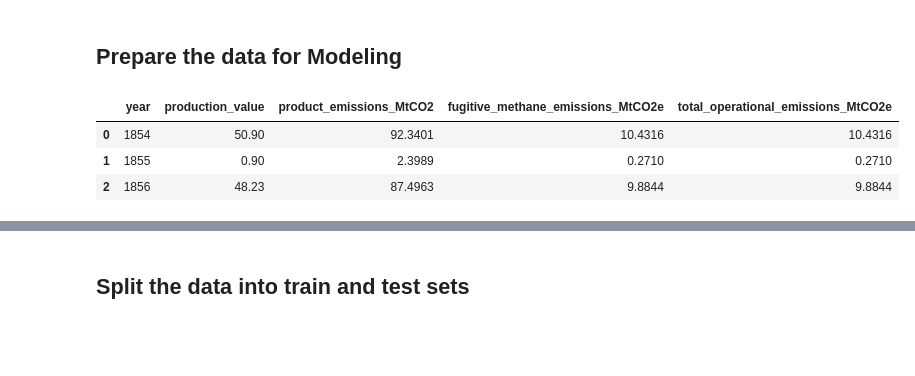
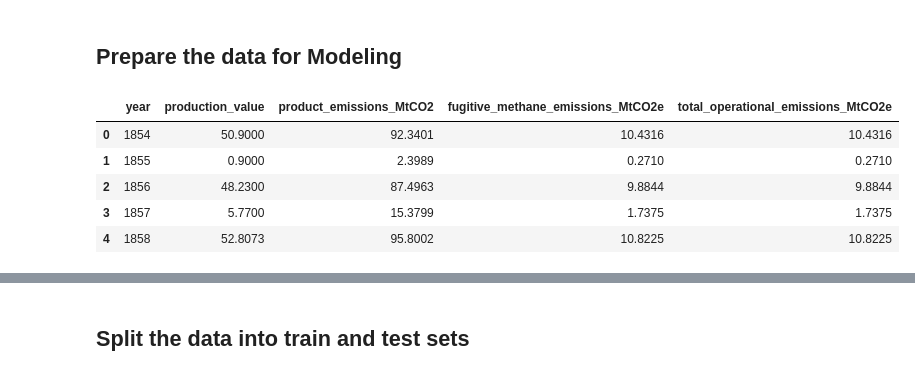
Before and after one commit to OkerekeChisom/Two-of-Three-Workbook-Assignment, a Jupyter notebook: Logistic Regression Emissions_High_Granularity.ipynb, the cells around one changed output, grey strips where cells are left out. Drawn from its saved outputs; the diff is of its cells as text; code cells hidden in the pictures; blank space fills up the shorter version.

```diff
--- a/Logistic Regression Emissions_High_Granularity.ipynb
+++ b/Logistic Regression Emissions_High_Granularity.ipynb
@@ -122,12 +122,14 @@ X =  df.drop(columns= ['parent_entity', 'parent_type', 'reporting_entity', 'comm
        'emissions_category'])
 y = df['emissions_category']
 # %%
-X.head(3)
+X.head()
 # %% [output]
 |  | year | production_value | product_emissions_MtCO2 | fugitive_methane_emissions_MtCO2e | total_operational_emissions_MtCO2e |
-| 0 | 1854 | 50.90 | 92.3401 | 10.4316 | 10.4316 |
-| 1 | 1855 | 0.90 | 2.3989 | 0.2710 | 0.2710 |
-| 2 | 1856 | 48.23 | 87.4963 | 9.8844 | 9.8844 |
+| 0 | 1854 | 50.9000 | 92.3401 | 10.4316 | 10.4316 |
+| 1 | 1855 | 0.9000 | 2.3989 | 0.2710 | 0.2710 |
+| 2 | 1856 | 48.2300 | 87.4963 | 9.8844 | 9.8844 |
+| 3 | 1857 | 5.7700 | 15.3799 | 1.7375 | 1.7375 |
+| 4 | 1858 | 52.8073 | 95.8002 | 10.8225 | 10.8225 |
 # %%
 # one.hot enconding
 X = pd.get_dummies(X,drop_first=True)
```
Also changed, not shown: parts of 1 cell of this notebook, 1 other file.
